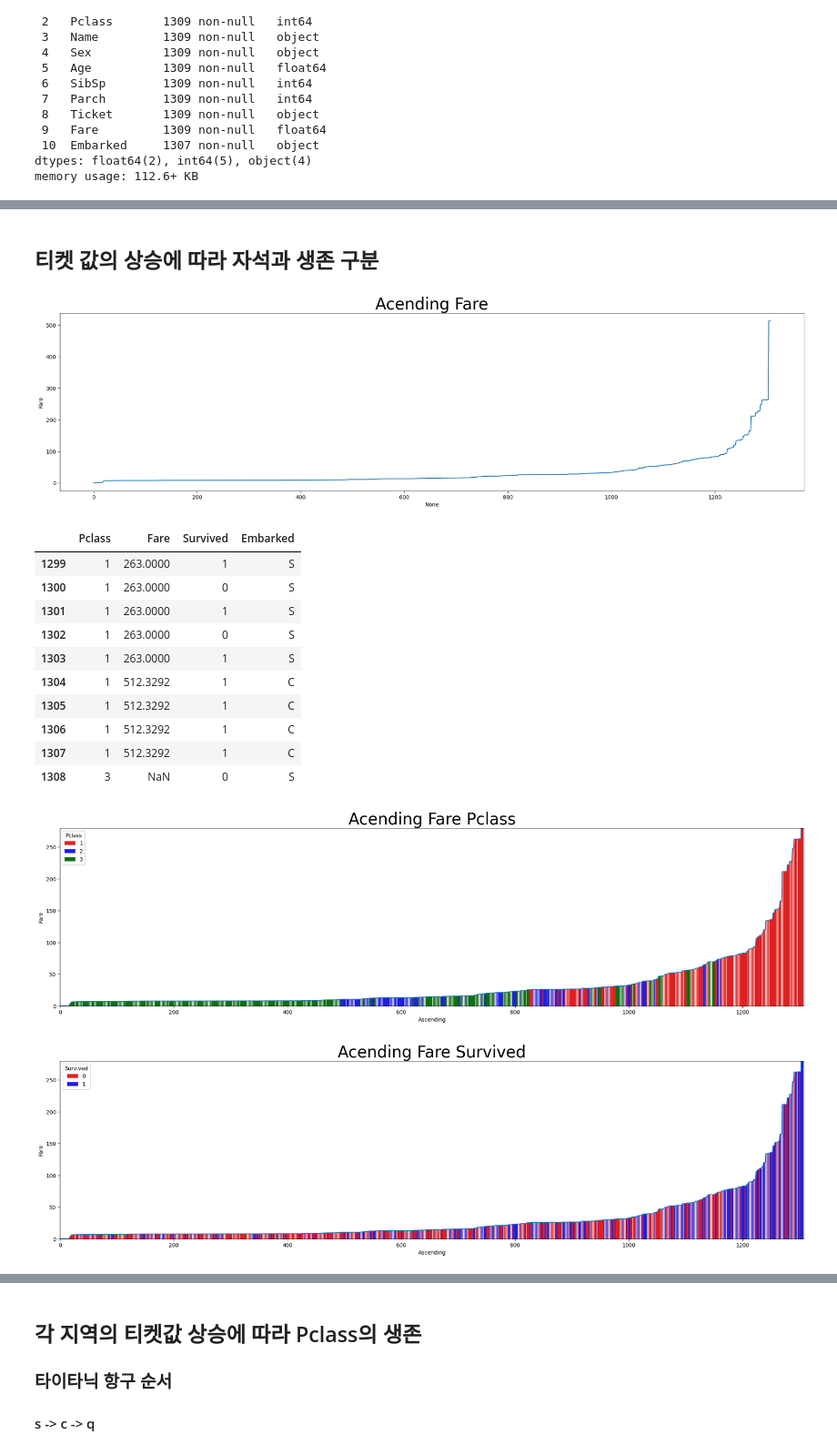
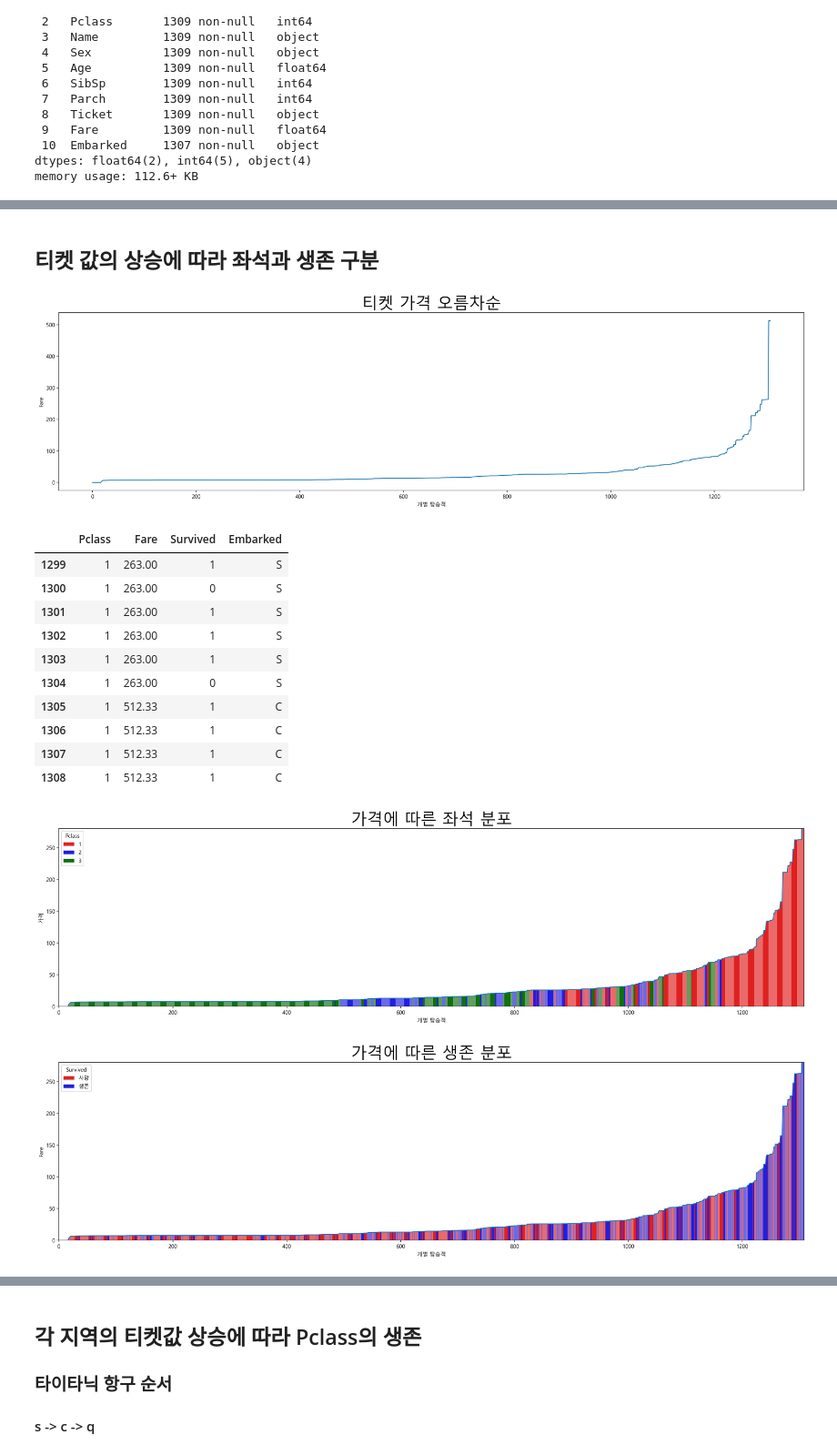
Before and after one commit to sjunc/2025-1-BigData-Team, a Jupyter notebook: Final/타이타닉.ipynb, the cells around one changed output, grey strips where cells are left out. Shown at 91% size. Cells and saved outputs as stored; diff of their text form; code cells hidden in the pictures.

```diff
--- a/Final/타이타닉.ipynb
+++ b/Final/타이타닉.ipynb
@@ -127,8 +129,8 @@ tdf.describe()
 tdf['Embarked'] = tdf['Embarked'].dropna()
 tdf = tdf.drop('Cabin', axis=1)
 # %%
-tdf['Age'] = tdf['Age'].fillna(28)
-tdf['Fare'] = tdf['Fare'].backfill()
+tdf['Age'] = tdf['Age'].fillna(28)  # AGE의 중앙 값
+tdf['Fare'] = tdf['Fare'].fillna(14.45) # Fare의 중앙값
 tdf.info()
 # %% [output]
 <class 'pandas.core.frame.DataFrame'>
@@ -207,35 +204,33 @@ plt.show()
 # %% [markdown]
-## 티켓 값의 상승에 따라 자석과 생존 구분
+## 티켓 값의 상승에 따라 좌석과 생존 구분
 # %%
-tdf = pd.read_csv('/content/2025-1-BigData-Team/TitanicData/titanic1309.csv')
-
-# 티켔 오름차순으로 그래프 수정
+# 티켓 오름차순으로 그래프 수정
 tdf = tdf.sort_values(by=['Fare'] ,ascending=True)
 tdf.index = range(len(tdf))
 
 # 티켓 가격 상승 그래프
 plt.figure(figsize=(25, 6))
 sns.lineplot(x=tdf.index, y='Fare', data=tdf);
-plt.xlabel('Ascending')
-plt.title("Acending Fare" , fontsize=30);
+plt.xlabel('개별 탑승객')
+plt.title("티켓 가격 오름차순" , fontsize=30);
 # %% [output]
-[figure, old version]
+[figure, new version]
 # %%
-# ? 왜 최대 500까지 되지? 그럼 돈이 가장 많으면 1등석에다가 생존했겠지?
+# 돈이 가장 많으면 1등석에다가 생존했을 것이라고 예상 가능하다
 tdf[['Pclass' , 'Fare', 'Survived','Embarked']].tail(10)
 # 이대로 냅두면 막대기 길이가 500 이상이니까 확실한 지역과 생존임으로 이상치을 이전의 최대 길이로 줄어야 겠다.
 # %% [output]
 |  | Pclass | Fare | Survived | Embarked |
-| 1299 | 1 | 263.0000 | 1 | S |
-| 1300 | 1 | 263.0000 | 0 | S |
-| 1301 | 1 | 263.0000 | 1 | S |
-| 1302 | 1 | 263.0000 | 0 | S |
-| 1303 | 1 | 263.0000 | 1 | S |
-| 1304 | 1 | 512.3292 | 1 | C |
-| 1305 | 1 | 512.3292 | 1 | C |
-| 1306 | 1 | 512.3292 | 1 | C |
-| 1307 | 1 | 512.3292 | 1 | C |
-| 1308 | 3 | NaN | 0 | S |
+| 1299 | 1 | 263.00 | 1 | S |
+| 1300 | 1 | 263.00 | 0 | S |
+| 1301 | 1 | 263.00 | 1 | S |
+| 1302 | 1 | 263.00 | 1 | S |
+| 1303 | 1 | 263.00 | 1 | S |
+| 1304 | 1 | 263.00 | 0 | S |
+| 1305 | 1 | 512.33 | 1 | C |
+| 1306 | 1 | 512.33 | 1 | C |
+| 1307 | 1 | 512.33 | 1 | C |
+| 1308 | 1 | 512.33 | 1 | C |
 # %%
 # 가격에 따라 Pclass의 비용
 
@@ -244,21 +239,23 @@ plt.figure(figsize=(25, 6))
 sns.lineplot(x=tdf.index, y='Fare', data=tdf)
 sns.barplot(x=tdf.index, y='Fare', hue='Pclass', data=tdf, palette={1: 'red', 2: 'blue' , 3:'green'}).set(ylim=(0, 280))
 plt.xticks(ticks=np.arange(0, tdf.shape[0], 200), labels=np.arange(0, tdf.shape[0], 200))
-plt.xlabel('Ascending')
-plt.ylabel('Fare')
-plt.title("Acending Fare Pclass" , fontsize=30);
+plt.xlabel('개별 탑승객')
+plt.ylabel('가격')
+plt.title("가격에 따른 좌석 분포" , fontsize=30);
 # %% [output]
-[figure, old version]
+[figure, new version]
+# %%
+tdf['Survived'] = np.where(tdf['Survived'] == 0, '사망', '생존')
 # %%
 # 티켓 가격에 따른 생존
 plt.figure(figsize=(25, 6))
 sns.lineplot(x=tdf.index, y='Fare', data=tdf)
-sns.barplot(x=tdf.index, y='Fare', hue='Survived', data=tdf, palette={0: 'red', 1: 'blue'}).set(ylim=(0, 280))
+sns.barplot(x=tdf.index, y='Fare', hue='Survived', data=tdf, palette={'사망': 'red', '생존': 'blue'}).set(ylim=(0, 280))
 plt.xticks(ticks=np.arange(0, tdf.shape[0], 200), labels=np.arange(0, tdf.shape[0], 200));
-plt.xlabel('Ascending')
-plt.title("Acending Fare Survived" , fontsize=30);
+plt.xlabel('개별 탑승객')
+plt.title("가격에 따른 생존 분포" , fontsize=30);
 # %% [output]
-[figure, old version]
+[figure, new version]
 # %%
 # 가격에 따라 Pclass의 생환자들
 plt.figure(figsize=(25, 6))
```
Also changed, not shown: parts of 33 cells of this notebook.
